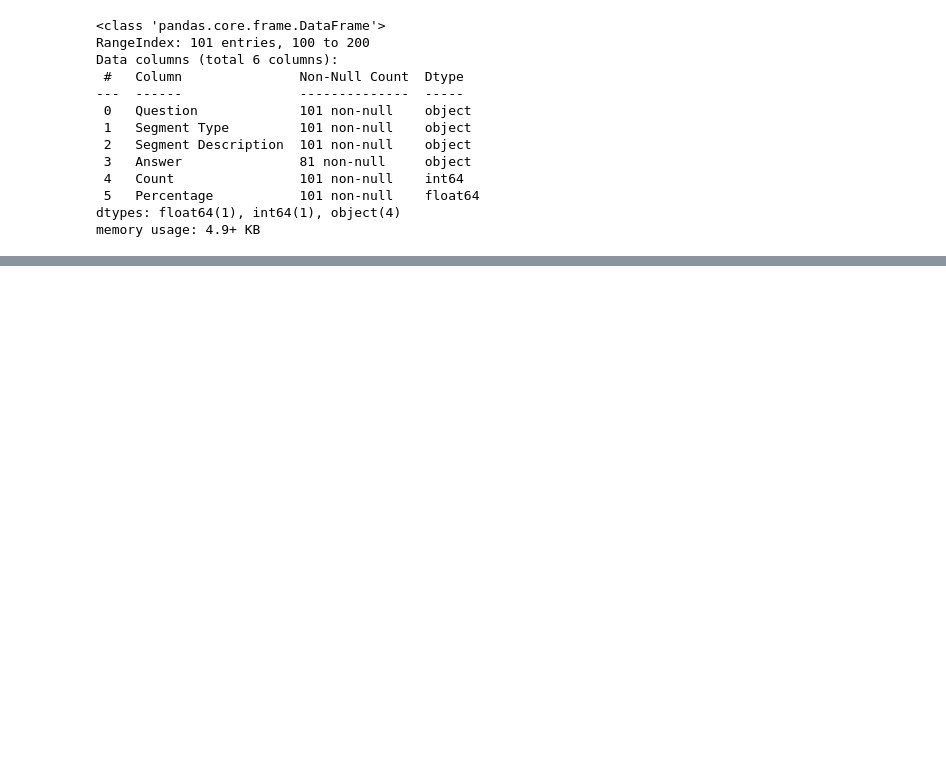
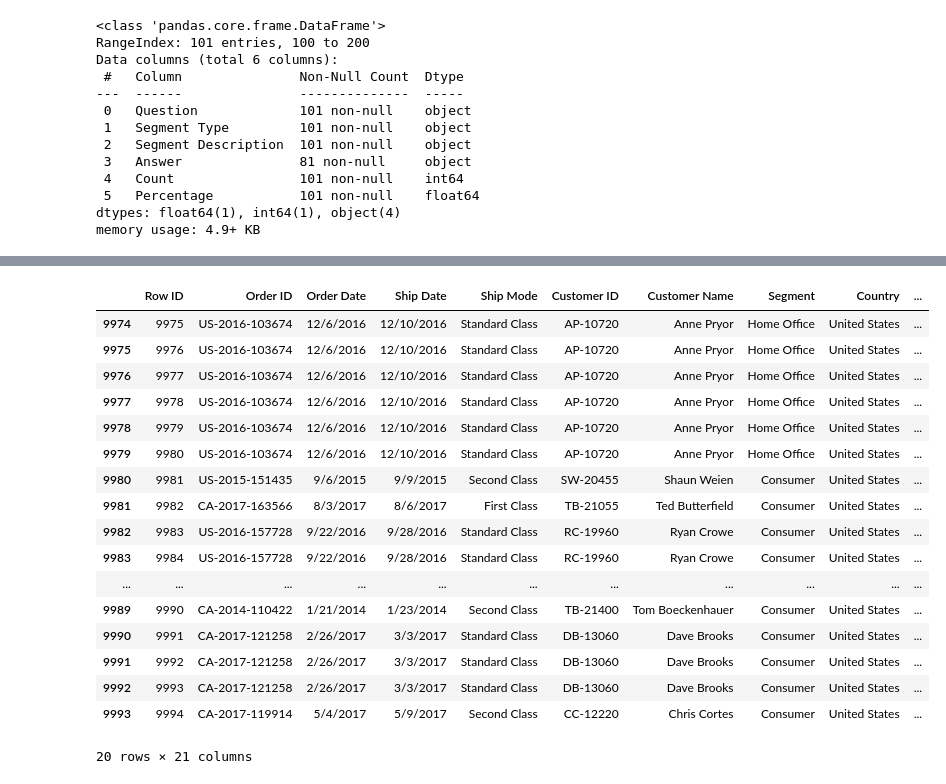
Before and after one commit to Emmanuella-bit/Test-repository, a Jupyter notebook: Homeworks.ipynb, the cells around one changed output, grey strips where cells are left out. Drawn from its saved outputs; the diff is of its cells as text; code cells hidden in the pictures; blank space fills up the shorter version.

```diff
--- a/Homeworks.ipynb
+++ b/Homeworks.ipynb
@@ -470,0 +523,21 @@ memory usage: 4.9+ KB
+# %%
+data.tail(20)
+# %% [output]
+|  | Row ID | Order ID | Order Date | Ship Date | Ship Mode | Customer ID | Customer Name | Segment | Country | ... |
+| 9974 | 9975 | US-2016-103674 | 12/6/2016 | 12/10/2016 | Standard Class | AP-10720 | Anne Pryor | Home Office | United States | ... |
+| 9975 | 9976 | US-2016-103674 | 12/6/2016 | 12/10/2016 | Standard Class | AP-10720 | Anne Pryor | Home Office | United States | ... |
+| 9976 | 9977 | US-2016-103674 | 12/6/2016 | 12/10/2016 | Standard Class | AP-10720 | Anne Pryor | Home Office | United States | ... |
+| 9977 | 9978 | US-2016-103674 | 12/6/2016 | 12/10/2016 | Standard Class | AP-10720 | Anne Pryor | Home Office | United States | ... |
+| 9978 | 9979 | US-2016-103674 | 12/6/2016 | 12/10/2016 | Standard Class | AP-10720 | Anne Pryor | Home Office | United States | ... |
+| 9979 | 9980 | US-2016-103674 | 12/6/2016 | 12/10/2016 | Standard Class | AP-10720 | Anne Pryor | Home Office | United States | ... |
+| 9980 | 9981 | US-2015-151435 | 9/6/2015 | 9/9/2015 | Second Class | SW-20455 | Shaun Weien | Consumer | United States | ... |
+| 9981 | 9982 | CA-2017-163566 | 8/3/2017 | 8/6/2017 | First Class | TB-21055 | Ted Butterfield | Consumer | United States | ... |
+| 9982 | 9983 | US-2016-157728 | 9/22/2016 | 9/28/2016 | Standard Class | RC-19960 | Ryan Crowe | Consumer | United States | ... |
+| 9983 | 9984 | US-2016-157728 | 9/22/2016 | 9/28/2016 | Standard Class | RC-19960 | Ryan Crowe | Consumer | United States | ... |
+| ... | ... | ... | ... | ... | ... | ... | ... | ... | ... | ... |
+| 9989 | 9990 | CA-2014-110422 | 1/21/2014 | 1/23/2014 | Second Class | TB-21400 | Tom Boeckenhauer | Consumer | United States | ... |
+| 9990 | 9991 | CA-2017-121258 | 2/26/2017 | 3/3/2017 | Standard Class | DB-13060 | Dave Brooks | Consumer | United States | ... |
+| 9991 | 9992 | CA-2017-121258 | 2/26/2017 | 3/3/2017 | Standard Class | DB-13060 | Dave Brooks | Consumer | United States | ... |
+| 9992 | 9993 | CA-2017-121258 | 2/26/2017 | 3/3/2017 | Standard Class | DB-13060 | Dave Brooks | Consumer | United States | ... |
+| 9993 | 9994 | CA-2017-119914 | 5/4/2017 | 5/9/2017 | Second Class | CC-12220 | Chris Cortes | Consumer | United States | ... |
+20 rows × 21 columns
```
Also changed, not shown: parts of 25 cells of this notebook, 3 other files.
